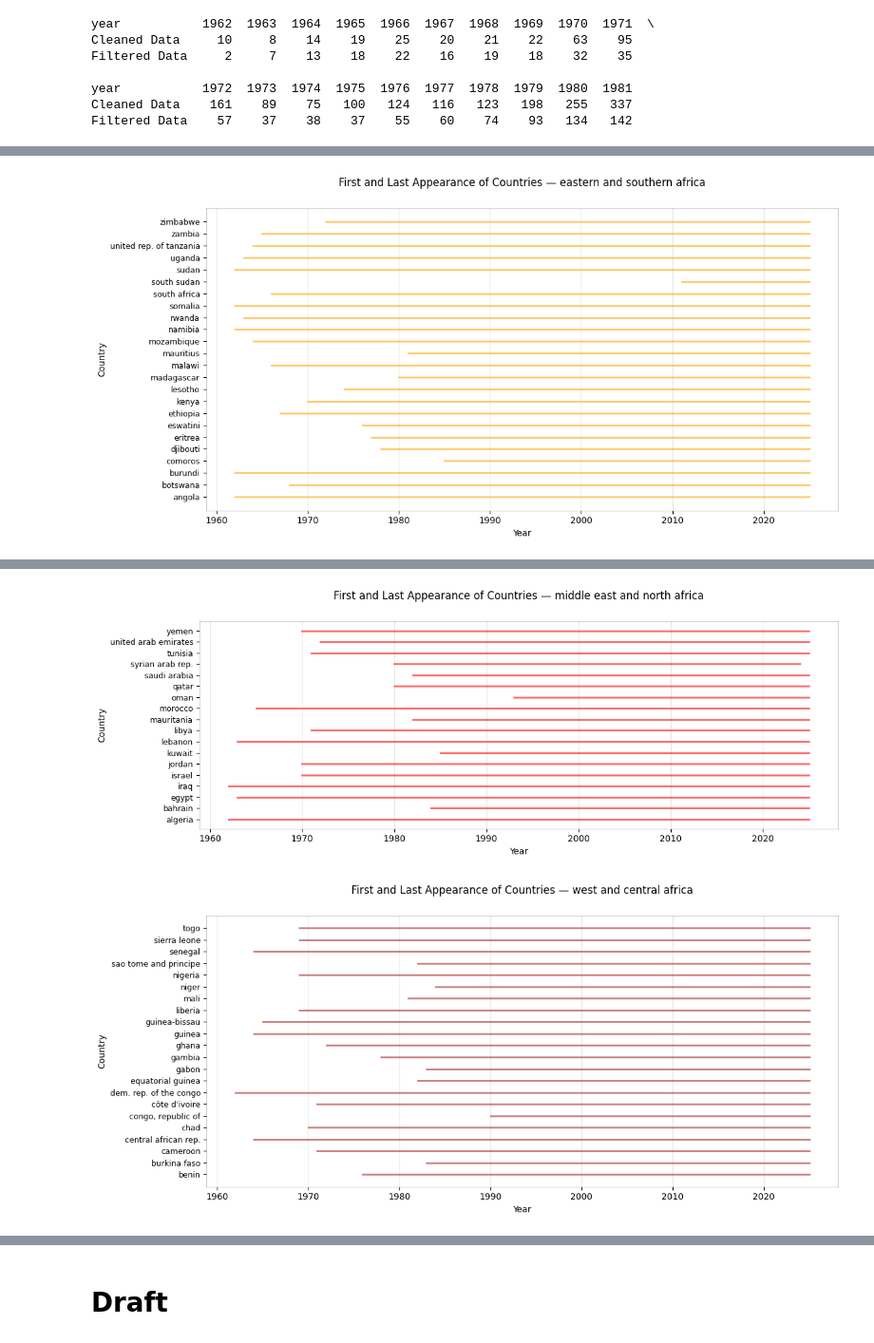
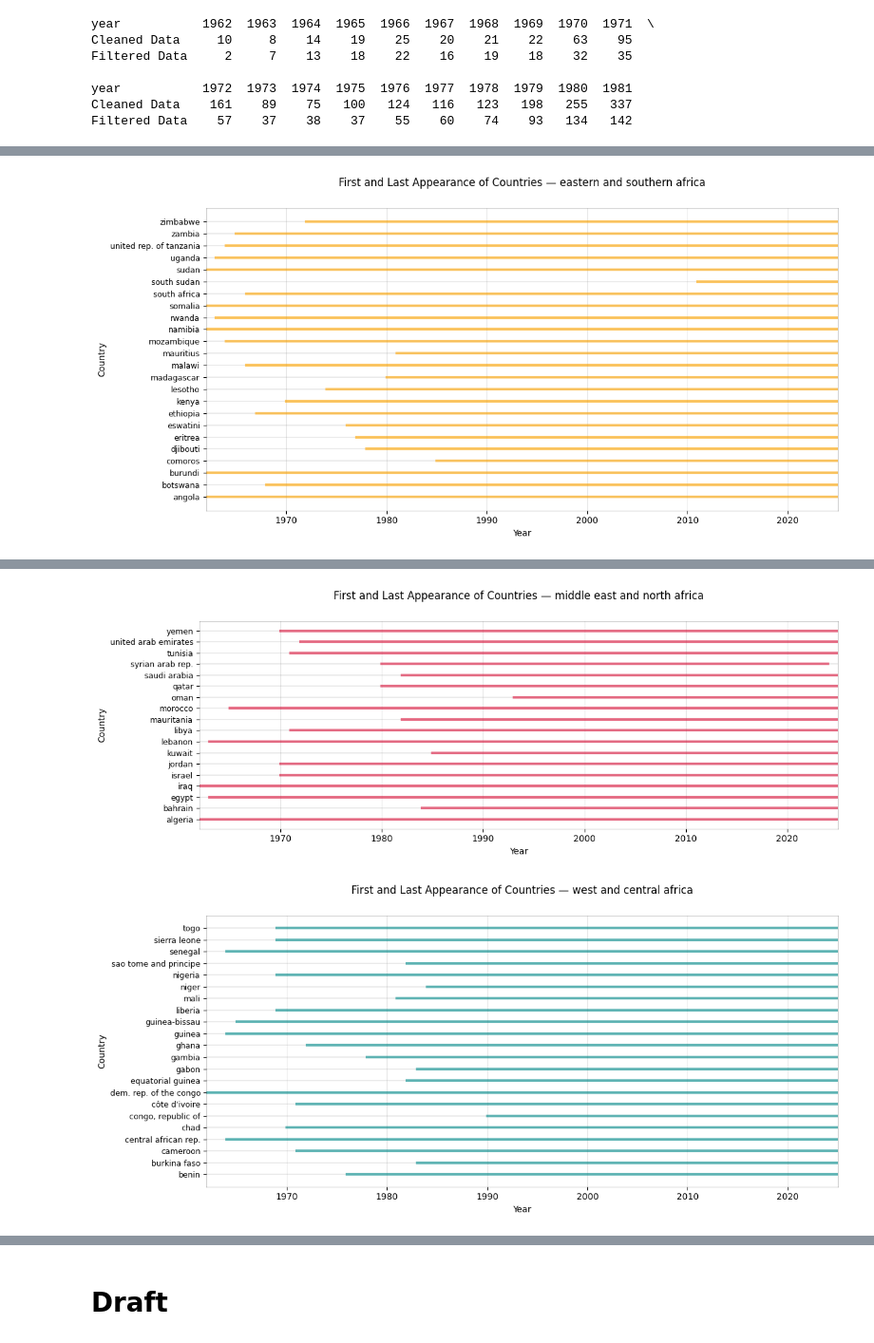
Before and after one commit to TishDuc/TishDuc.github.io, a Jupyter notebook: Displacements_Final_Project/Main_script.ipynb, the cells around one changed output, grey strips where cells are left out. Shown at 95% size. Drawn from its saved outputs; the diff is of its cells as text; code cells hidden in the pictures.

Commit message:
Number of entries and country analysis added to main script

```diff
--- a/Displacements_Final_Project/Main_script.ipynb
+++ b/Displacements_Final_Project/Main_script.ipynb
@@ -327,11 +350,12 @@ last_mention_destination_country = clean_data.groupby('asylumname')['year'].max(
 unique_countries = set(unique_origin_countries).union(set(unique_destination_countries))
 print("Total unique countries (origin + destination):", len(unique_countries))
 print()
-print("print 10 frist unique countries:", list(unique_countries)[:10]) # print first 10 unique countries (origin + destination)
-
+# print first 10 unique countries (origin + destination)
+# print("frist ten unique countries:", list(unique_countries)[:10])
 # find the 3 countries that are only in the destination column and not in the origin column
 only_destination_countries = set(unique_destination_countries) - set(unique_origin_countries)
 print("Countries that are only in the destination column", only_destination_countries)
+print()
 
 # ---------------------------------
 #          World Regions
@@ -370,6 +394,7 @@ country_years['region'] = country_years['country'].map(region_unique_countries)
 # number or regions
 print("Number of unique regions:", country_years['region'].nunique())
 print("Unique regions:", country_years['region'].unique())
+print()
 # find input with Nan
 print("Countries with missing region:", country_years[country_years['region'].isna()]['country'].tolist())
 # sort by regions
@@ -382,12 +407,12 @@ country_years_by_region = {
 }
 
 region_colors = {
-    'europe': 'blue',
-    'middle east and north africa': 'red',
-    'asia and the pacific': 'green',
+    'europe': 'deepskyblue',
+    'middle east and north africa': 'crimson',
+    'asia and the pacific': 'yellowgreen',
     'eastern and southern africa': 'orange',
-    'americas': 'purple',
-    'west and central africa': 'brown'
+    'americas': 'deeppink',
+    'west and central africa': 'darkcyan'
 }
 # %% [output]
 Total unique origin countries: 213
@@ -402,23 +428,11 @@ Unique regions: ['asia and the pacific' 'europe' 'middle east and north africa'
 Countries with missing region: ['andorra', 'bermuda', 'bhutan', 'bolivia', 'bonaire, sint eustatius and saba', 'brunei darussalam', 'cabo verde', 'central african republic', 'congo', 'cook islands', ' ...
 # %%
-# split into different dataframes by region
-country_years_by_region = {
-    region: df.reset_index(drop=True)
-    for region, df in country_years.groupby('region')
-}
+#-------------------------------------------------------------
+#            Plotting first and last appearance of
+#        countries in the dataset, grouped by region
+#-------------------------------------------------------------
 
-region_colors = {
-    'europe': 'blue',
-    'middle east and north africa': 'red',
-    'asia and the pacific': 'green',
-    'eastern and southern africa': 'orange',
-    'americas': 'purple',
-    'west and central africa': 'brown'
-}
-
-#---------------------------------
-#        LOOP OVER REGIONS
-#---------------------------------
+# loop over regions
 for region, df_region in country_years.groupby('region'):
 
     df_region = df_region.sort_values(by='country').reset_index(drop=True)
@@ -427,12 +441,23 @@ for region, df_region in country_years.groupby('region'):
     plt.figure(figsize=(12, n * 0.25))
 
     for i, row in df_region.iterrows():
+
+        # thin background line
+        plt.hlines(
+            y=i,
+            xmin=country_years['start'].min(),
+            xmax=country_years['end'].max(),
+            color='gray',
+            linewidth=0.3,
+            alpha=0.8
+        )
+
         plt.plot(
             [row['start'], row['end']],
             [i, i],
             region_colors.get(region, 'grey'),
             alpha=0.6,
-            linewidth=2
+            linewidth=3
         )
 
     plt.yticks(range(len(df_region)), df_region['country'], fontsize=9)
@@ -445,7 +470,7 @@ for region, df_region in country_years.groupby('region'):
     for spine in ax.spines.values():
         spine.set_alpha(0.2)
 
-    plt.margins(y=0.05)
+    plt.margins(x=0, y=0.05)
     plt.grid(axis='x', alpha=0.3)
     plt.tight_layout()
 
@@ -459 +484 @@ for region, df_region in country_years.groupby('region'):
-[figure, old version]
+[figure, new version]
@@ -461,2 +486,2 @@ for region, df_region in country_years.groupby('region'):
-[figure, old version]
+[figure, new version]
-[figure, old version]
+[figure, new version]
```
Also changed, not shown: parts of 8 cells of this notebook, 6 other files.
